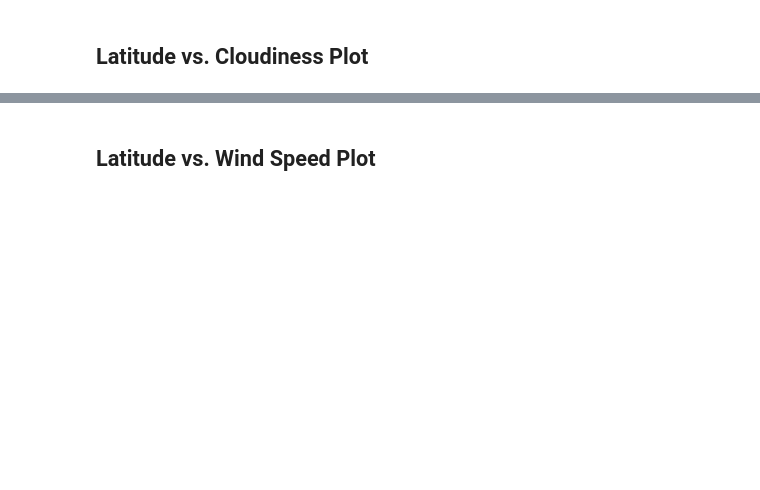
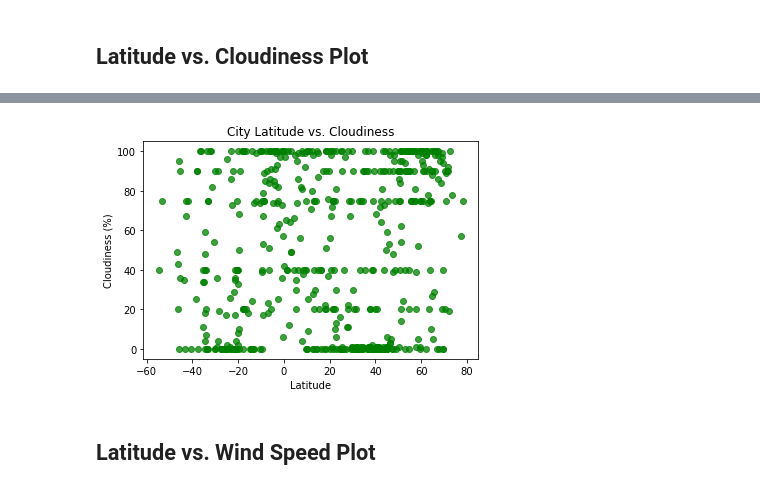
Before and after one commit to itsjaggu/python-api-challenge, a Jupyter notebook: WeatherPy/WeatherPy.ipynb, the cells around one changed output, grey strips where cells are left out. Drawn from its saved outputs; the diff is of its cells as text; code cells hidden in the pictures; blank space fills up the shorter version.

```diff
--- a/WeatherPy/WeatherPy.ipynb
+++ b/WeatherPy/WeatherPy.ipynb
@@ -220,2 +225,12 @@ clean_weather_data.head()
+# %%
+plt.scatter(lat, cloudiness , marker="o", facecolors="green"
+            , alpha=0.75)
+
+plt.title("City Latitude vs. Cloudiness")
+plt.xlabel("Latitude")
+plt.ylabel("Cloudiness (%)")
+plt.show()
+# %% [output]
+[figure, added]
 # %% [markdown]
 ## Latitude vs. Wind Speed Plot
```
Also changed, not shown: parts of 13 cells of this notebook.
